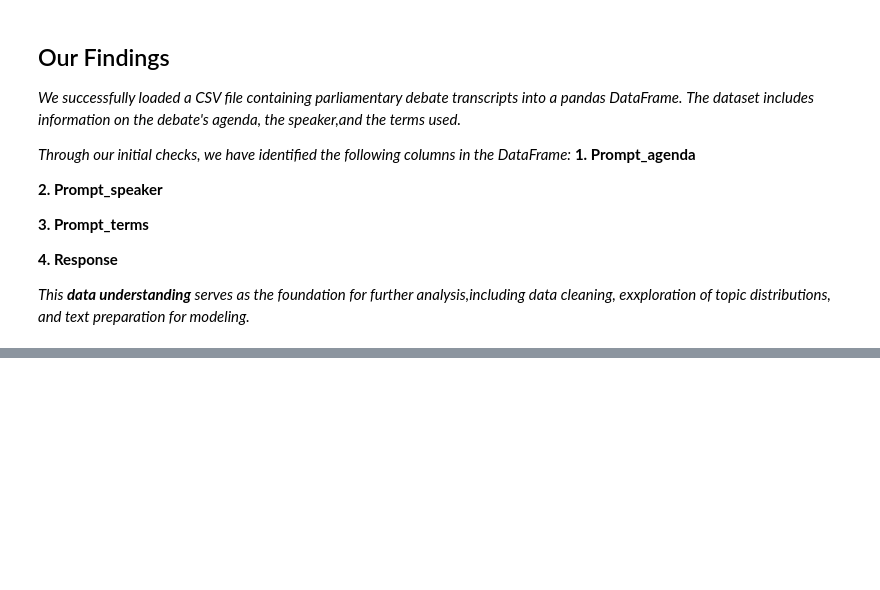
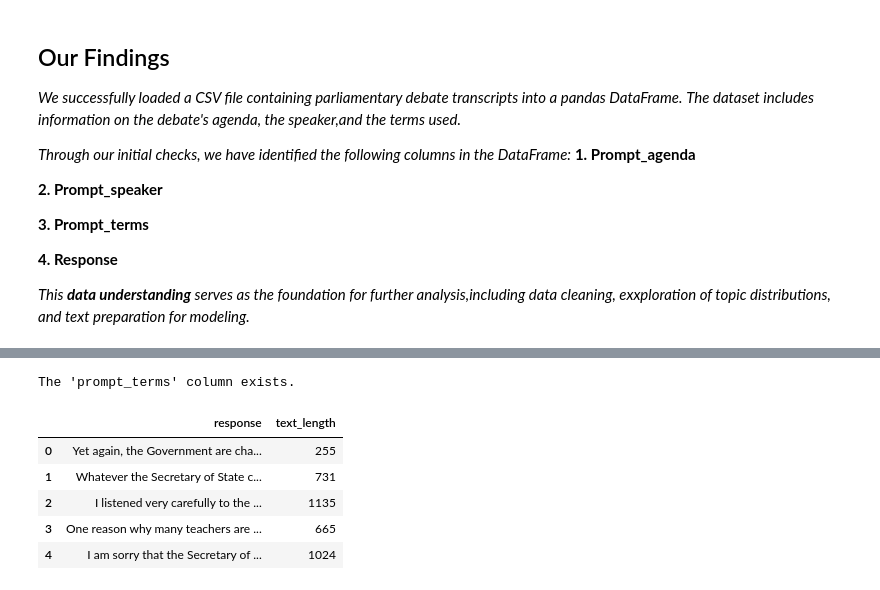
Before and after one commit to esmu26/Parliament-Topic-Classification, a Jupyter notebook: Parliament_proceedings.ipynb, the cells around one changed output, grey strips where cells are left out. Cells and saved outputs as stored; diff of their text form; code cells hidden in the pictures; blank space fills up the shorter version.

```diff
--- a/Parliament_proceedings.ipynb
+++ b/Parliament_proceedings.ipynb
@@ -292,0 +307,6 @@ plt.show()
+# %%
+import pandas as pd
+
+file_path = 'UK Parliament and Proceedings.csv'
+df = pd.read_csv(file_path)
+display(df.head())
@@ -292,0 +330,2 @@ plt.show()
+# %%
+df['prompt_agenda'] = df['prompt_agenda'].fillna('Unknown Topic')
@@ -292,0 +355,17 @@ plt.show()
+# %%
+if 'prompt_terms' in df.columns:
+    print("The 'prompt_terms' column exists.")
+else:
+    print("The 'prompt_terms' column does not exist.")
+# %% [output]
+The 'prompt_terms' column exists.
+# %%
+df['text_length'] = df['response'].apply(len)
+display(df[['response', 'text_length']].head())
+# %% [output]
+|  | response | text_length |
+| 0 | Yet again, the Government are cha... | 255 |
+| 1 | Whatever the Secretary of State c... | 731 |
+| 2 | I listened very carefully to the ... | 1135 |
+| 3 | One reason why many teachers are ... | 665 |
+| 4 | I am sorry that the Secretary of ... | 1024 |
```
Also changed, not shown: parts of 11 cells of this notebook.
